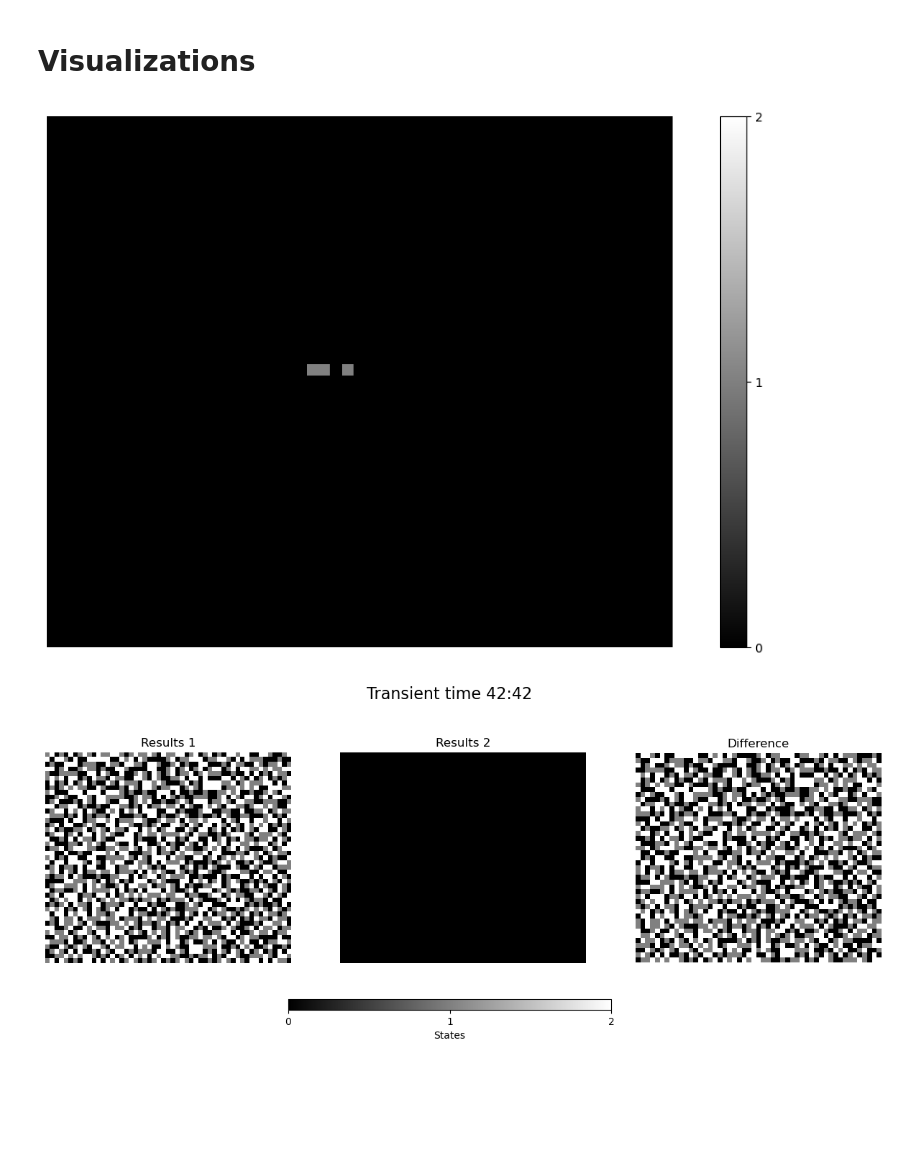
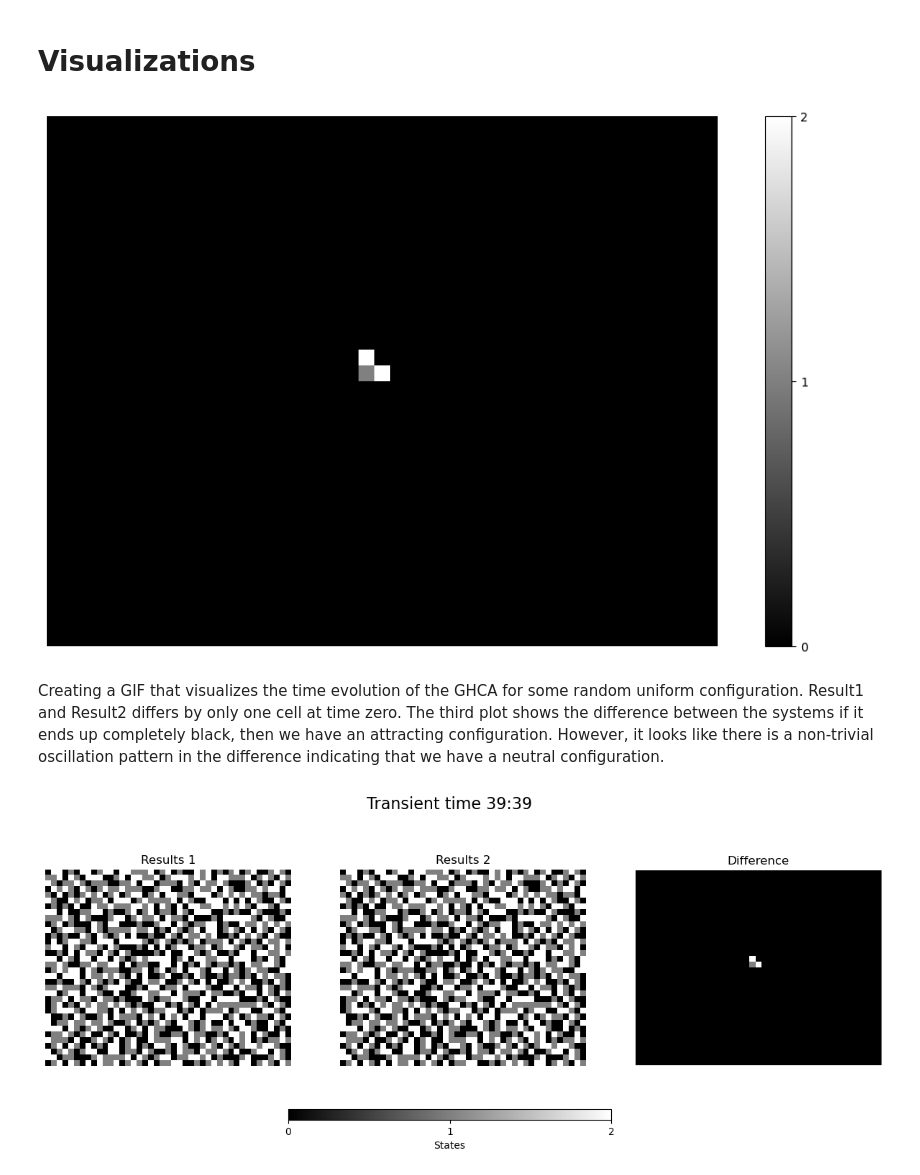
Before and after one commit to SunAndClouds/ComplexSystems, a Jupyter notebook: Lab2.ipynb, the cells around one changed output. Drawn from its saved outputs; the diff is of its cells as text; code cells hidden in the pictures; blank space fills up the shorter version.

```diff
--- a/Lab2.ipynb
+++ b/Lab2.ipynb
@@ -30,13 +29,11 @@ plt.set_cmap("binary_r")
 # %%
 np.random.seed(42)
 
-### 1.1
-n, m = 45, 53 # dimension of the grid
-T = 300 # time steps
+n, m = 34, 43 # dimension of the grid
 
 # Evolution rule: excited -> refractor -> rest (condition) -> excited
 rest = 0
-excited_spectrum = [1]
+excited_spectrum = [1] # may add arbitrary number of integers in ascending order
 refractor = excited_spectrum[-1] + 1
 
 @njit
@@ -47,8 +44,9 @@ def excite(s_prev,
     # by default the ground state is excited
 
     s_next = np.infty * np.ones_like(s_prev)
-    for i in range(1, n+1): # n + 2 = include infinity, n + 1 = include periodic boundary
-        for j in range(1, m+1):
+    n, m = s_prev.shape
+    for i in range(1, n-1):
+        for j in range(1, m-1):
             if s_prev[i, j] == rest:
                 # Stores the values of Von Neumann neighborhood around coordinate (i,j).
                 # This occurs for the previous state
@@ -65,17 +63,18 @@ def excite(s_prev,
                 s_next[i, j] = s_prev[i, j]
     return s_next
 
-def time_evolution(s_initial):
+# The GHCA map for some configuration s_initial
+# T is the maximum number of iterations, the function will terminate early if the systems dies or starts to oscillate.
+def time_evolution(s_initial, T=1, message=True):
     """
     Takes some initial configuration (s_initial) and returns the time evolution
     of the system (results) until some periodic oscillation occurs.
     """
-    results = np.zeros([T, n+2, m+2])
+    results = np.zeros([T, *s_initial.shape])
     prev_states = []
 
-    ### 1.2 and 3
     # Loop for time evolution of the system
-    for t in tqdm(range(T)):
+    for t in range(T):
         results[t] = s_initial
         prev_states.append(s_initial)
 
@@ -98,18 +97,20 @@ def time_evolution(s_initial):
         for i, prev_state in enumerate(prev_states):
             if np.allclose(s_next, prev_state):
                 periodicity = t - i + 1
-                print(f"At transient time t={t+1}, the system reached a periodic state with {periodicity=}.")
+                if message:
+                    print(f"At transient time t={t+1}, the system reached a periodic state with {periodicity=}.")
                 break
         else:
             continue
 
         break
 
-    return results[:(t+1)]
+    return results[:(t+1)].astype(np.float64) # (transient time, n+1, m+1)
 
 
 # initial state, the boundaries are padded with infinities
 s1 = np.infty * np.ones([n+2,m+2]) # add 2 because the extra correspond to infinity boundary
+# Adding periodic boundary before the infinity
 s1[1:-1,1:-1] = add_periodic_boundaries(
     np.random.choice([rest] + excited_spectrum + [refractor],
                      size=[n-2, m-2], # subtracting 2 because of periodic boundaries is adding 2
@@ -117,9 +118,10 @@ s1[1:-1,1:-1] = add_periodic_boundaries(
     )
 )
 
+# creating a similar configuration
 s2 = s1.copy()
-s2[n//2, m//2] = (s1[n//2, m//2] + 1) % 2 # shifts the values for a cell
+s2[n//2, m//2] = (s1[n//2, m//2] + 1) % 2 # shifts the values for one cell
 
-results1 = time_evolution(s1)
-results2 = time_evolution(s2)
+results1 = time_evolution(s1, 100)
+results2 = time_evolution(s2, 100)
 # %% [output]
@@ -244,12 +246,20 @@ At transient time t=14, the system reached a periodic state with periodicity=3.
 # %% [markdown]
 # Visualizations
 # %%
+# Simple visualization of the last frame before the oscillation starts to occur.
+# The results is cut since the bounds are padded with infinity.
 plt.imshow(results1[-1][1:-1,1:-1] - results2[-1][1:-1,1:-1], vmin=0, vmax=refractor)
 plt.colorbar(ticks=[rest] + excited_spectrum + [refractor])
 plt.axis("off")
 plt.show()
 # %% [output]
-[figure, old version]
+[figure, new version]
+# %% [markdown]
+Creating a GIF that visualizes the time evolution of the GHCA for some random uniform configuration.
+Result1 and Result2 differs by only one cell at time zero.
+The third plot shows the difference between the systems
+if it ends up completely black, then we have an attracting configuration.
+However, it looks like there is a non-trivial oscillation pattern in the difference indicating that we have a neutral configuration.
 # %%
 def update_plot(i, ims, results1, results2, diff_results, fig):
     ims[0].set_array(results1[i][1:-1,1:-1])
@@ -259,33 +269,33 @@ def update_plot(i, ims, results1, results2, diff_results, fig):
     return ims
 
 def create_side_by_side_gif(results1, results2=None, filename='GHCA.gif', duration=100):
     if results2 is None:
         results2 = np.zeros_like(results1)
 
     T = results1.shape[0]
     diff_results = np.abs(results1[:T,1:-1,1:-1] - results2[:T,1:-1,1:-1])
 
     fig, axes = plt.subplots(1, 3, figsize=(15, 5))
 
     ims = [axes[0].imshow(results1[-1], animated=True, vmin=0, vmax=refractor),
            axes[1].imshow(results2[-1], animated=True, vmin=0, vmax=refractor),
            axes[2].imshow(diff_results[-1], animated=True)]
 
     for ax, title in zip(axes, ['Results 1', 'Results 2', 'Difference']):
         ax.set_title(title)
         ax.axis("off")
 
     # Add a horizontal colorbar at the bottom
     cbar_ax = fig.add_axes([0.35, 0.08, 0.3, 0.03])
     cbar = fig.colorbar(ims[0], cax=cbar_ax, ticks=[rest] + excited_spectrum + [refractor], orientation='horizontal')
     cbar.set_label("States")
 
     ani = FuncAnimation(fig, update_plot, frames=range(T),
                         fargs=(ims, results1, results2, diff_results, fig),
                         interval=duration, blit=True)
     ani.save(filename, writer='pillow', fps=1)
 
-# Example usage with only one set of results (results1)
-create_side_by_side_gif(results1, duration=100)
+
+create_side_by_side_gif(results1, results2, duration=100)
 # %% [output]
-[figure, old version]
+[figure, new version]
```
Also changed, not shown: parts of 4 cells of this notebook, 1 other file.
